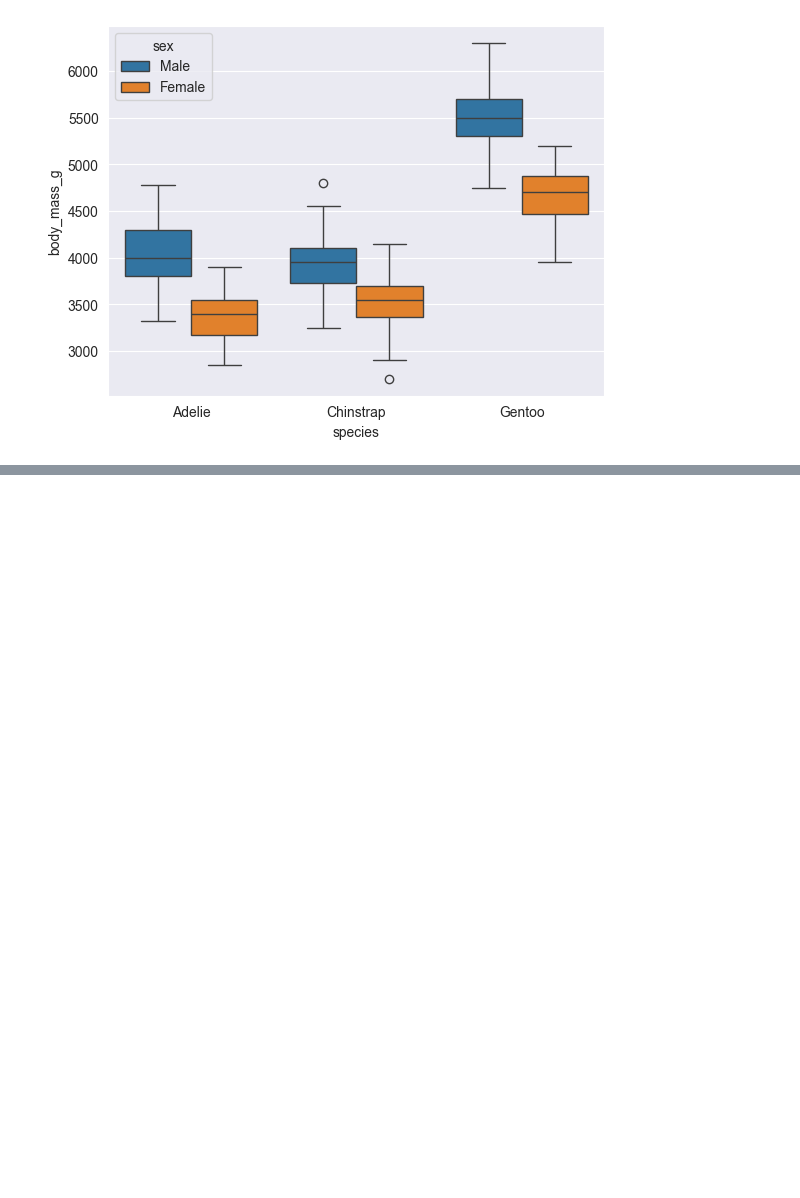
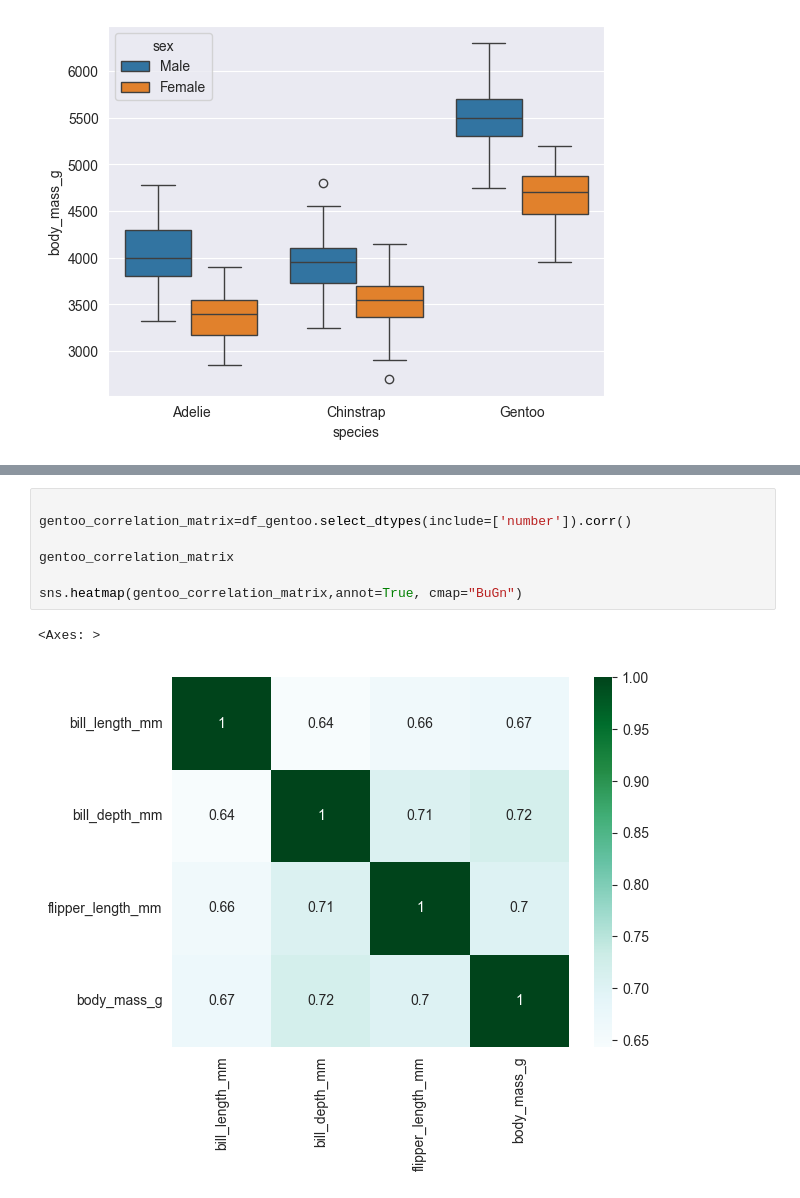
Before and after one commit to scottryanw/data-fun-06-eda, a Jupyter notebook: Williamson_EDA.ipynb, the cells around one changed output, grey strips where cells are left out. Saved outputs shown, nothing was run; the diff lists cells and outputs as text; blank space fills up the shorter version.

```diff
--- a/Williamson_EDA.ipynb
+++ b/Williamson_EDA.ipynb
@@ -130,0 +149,10 @@ sns.heatmap(correlation_matrix,annot=True, cmap="BuGn")
+# %%
+
+gentoo_correlation_matrix=df_gentoo.select_dtypes(include=['number']).corr()
+
+gentoo_correlation_matrix
+
+sns.heatmap(gentoo_correlation_matrix,annot=True, cmap="BuGn")
+# %% [output]
+<Axes: >
+[figure, added]
```
Also changed, not shown: parts of 7 cells of this notebook.
